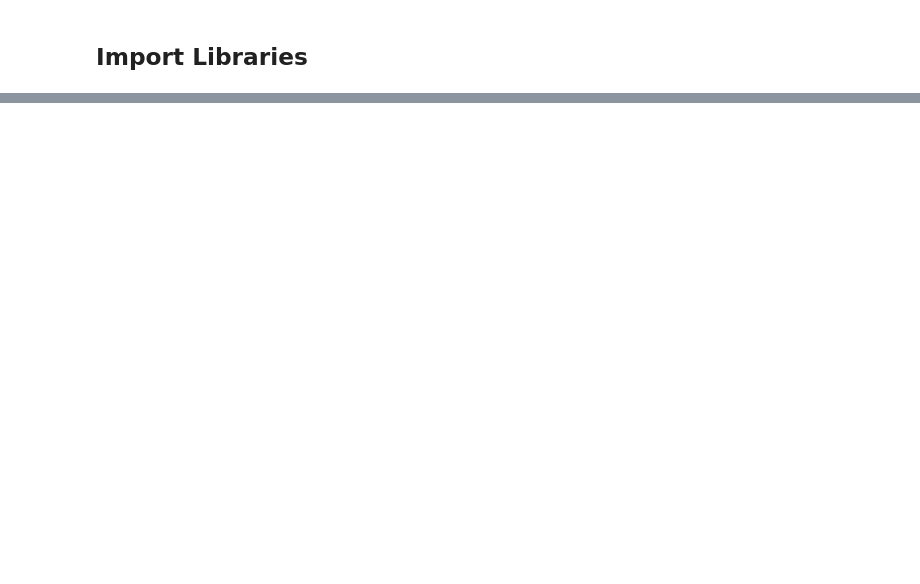
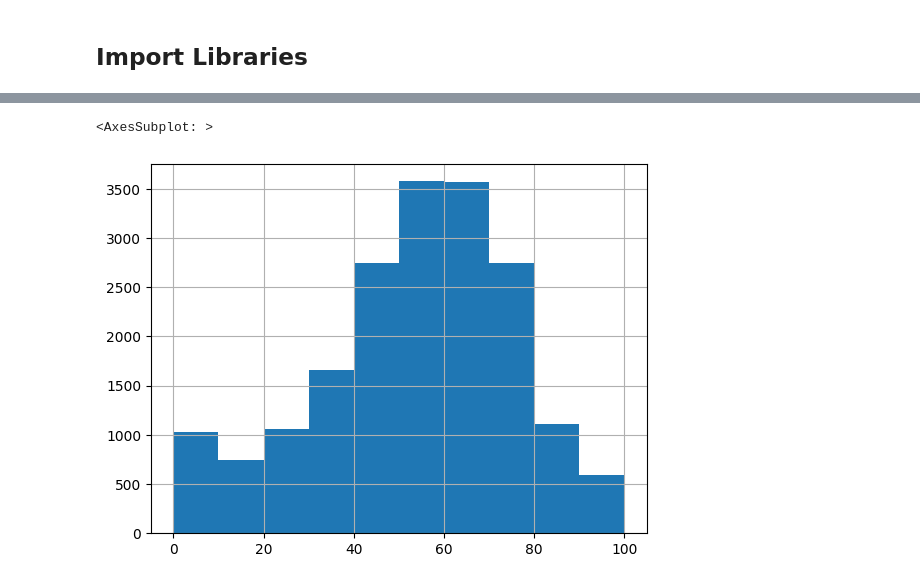
Before and after one commit to bohdan167/DAA, a Jupyter notebook: Datasets_&_Notebooks/SongPopularity.ipynb, the cells around one changed output, grey strips where cells are left out. Cells and saved outputs as stored; diff of their text form; code cells hidden in the pictures; blank space fills up the shorter version.

Commit message:
data visualisation

```diff
--- a/Datasets_&_Notebooks/SongPopularity.ipynb
+++ b/Datasets_&_Notebooks/SongPopularity.ipynb
@@ -48,0 +128,11 @@ song_df = pd.read_csv('song_data.csv')
+# %%
+# How many songs are duplicated?
+song_df.duplicated().sum()
+
+# what is the song popularity distribution?
+song_df['song_popularity'].hist()
+
+# show data
+# %% [output]
+<AxesSubplot: >
+[figure, added]
```
Also changed, not shown: parts of 12 cells of this notebook.
